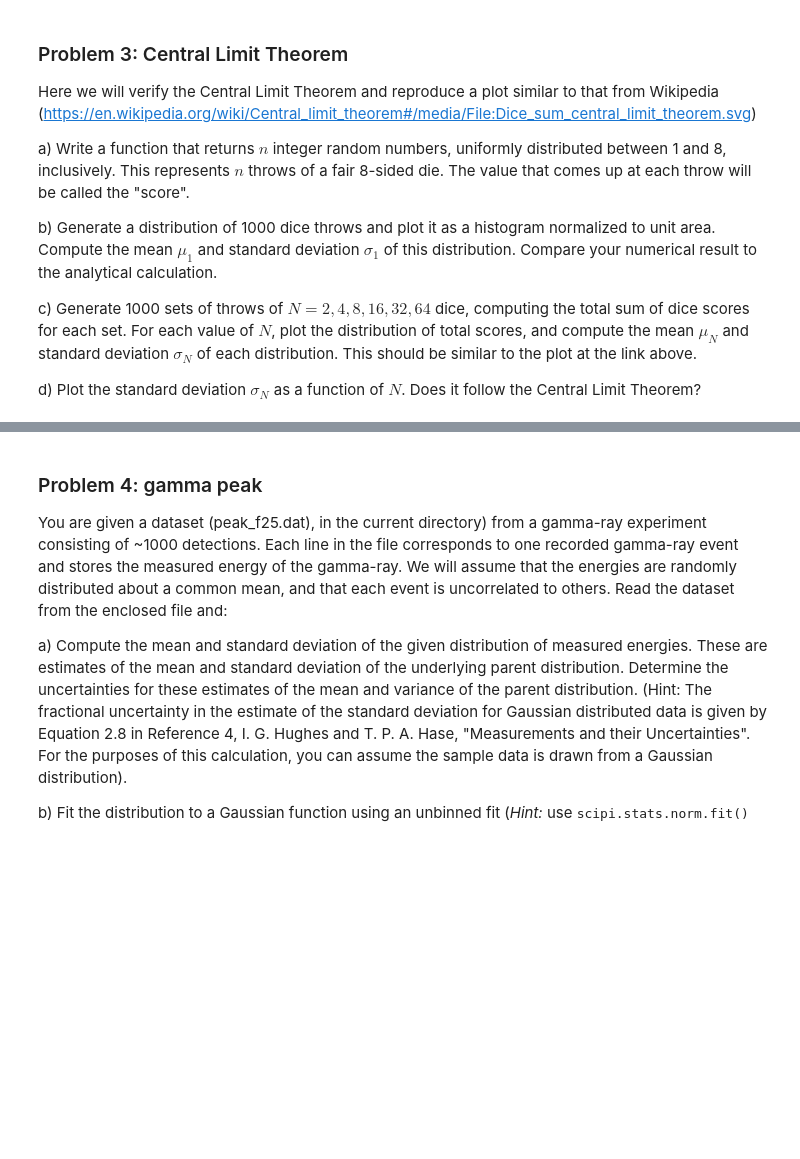
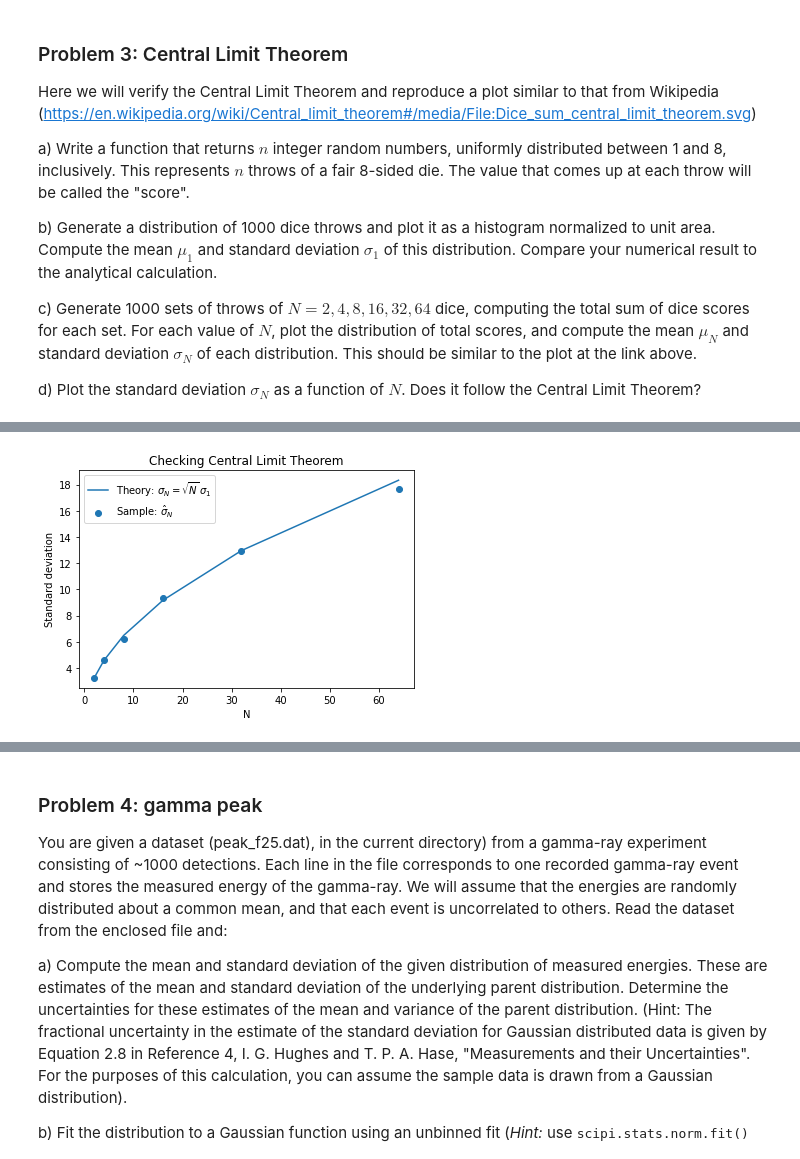
Before and after one commit to amashaperera3/PHYS111B-Lab, a Jupyter notebook: EAX/EAX_F25.ipynb, the cells around one changed output, grey strips where cells are left out. Drawn from its saved outputs; the diff is of its cells as text; code cells hidden in the pictures; blank space fills up the shorter version.

```diff
--- a/EAX/EAX_F25.ipynb
+++ b/EAX/EAX_F25.ipynb
@@ -68,0 +211,20 @@ d) Plot the standard deviation $\sigma_N$ as a function of $N$. Does it follow t
+# %%
+#Part D
+sample_std = []
+theory_std = []
+
+for N in N_vals: #standardizing all the curves from each plot
+    totals = dice_throw((1000, N)).sum(axis=1)
+    sample_std.append(totals.std())
+    theory_std.append(np.sqrt(N)*std_theory)
+
+plt.figure(figsize=(6,4))
+plt.plot(N_vals, theory_std, label=r"Theory: $\sigma_N=\sqrt{N}\,\sigma_1$")
+plt.scatter(N_vals, sample_std, label=r"Sample: $\hat{\sigma}_N$")
+plt.title("Checking Central Limit Theorem")
+plt.xlabel("N")
+plt.ylabel("Standard deviation")
+plt.legend()
+plt.show()
+# %% [output]
+[figure, added]
```
Also changed, not shown: parts of 37 cells of this notebook.
